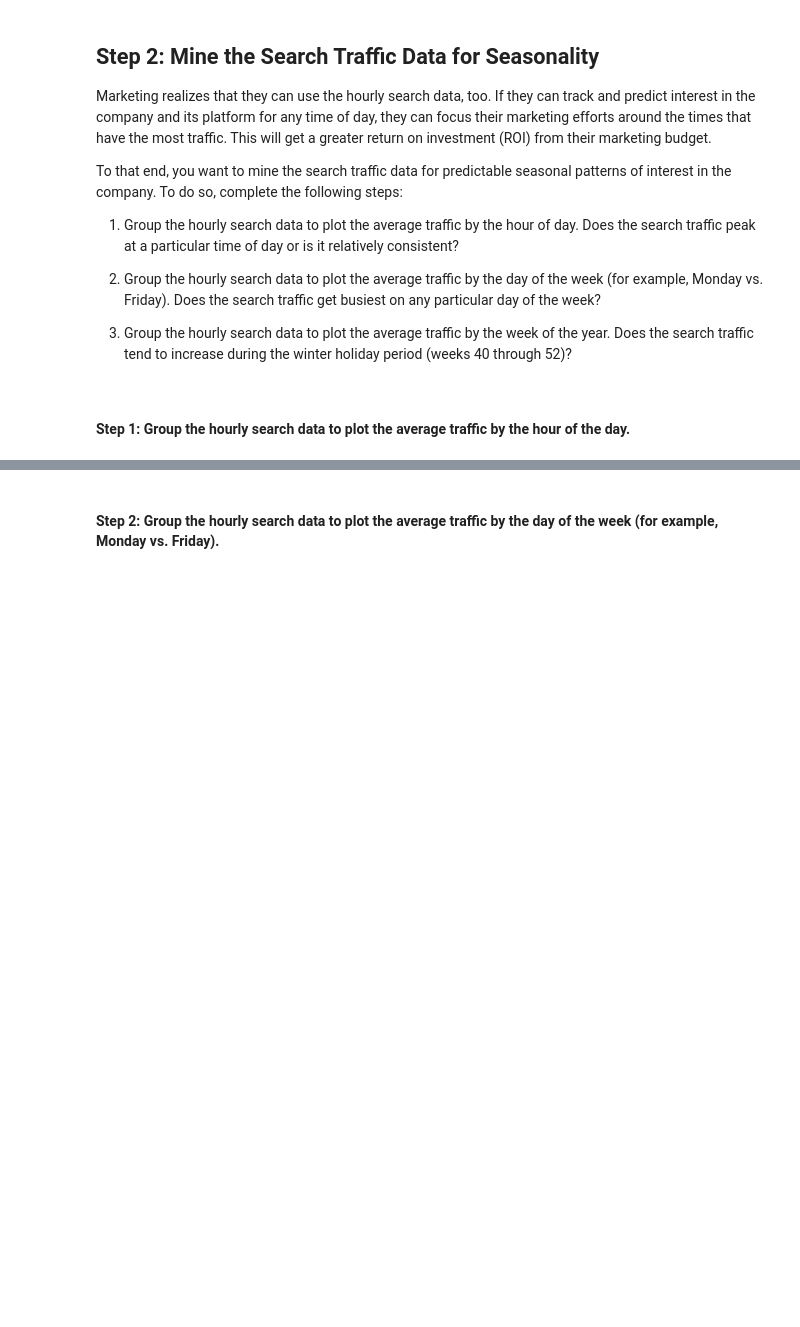
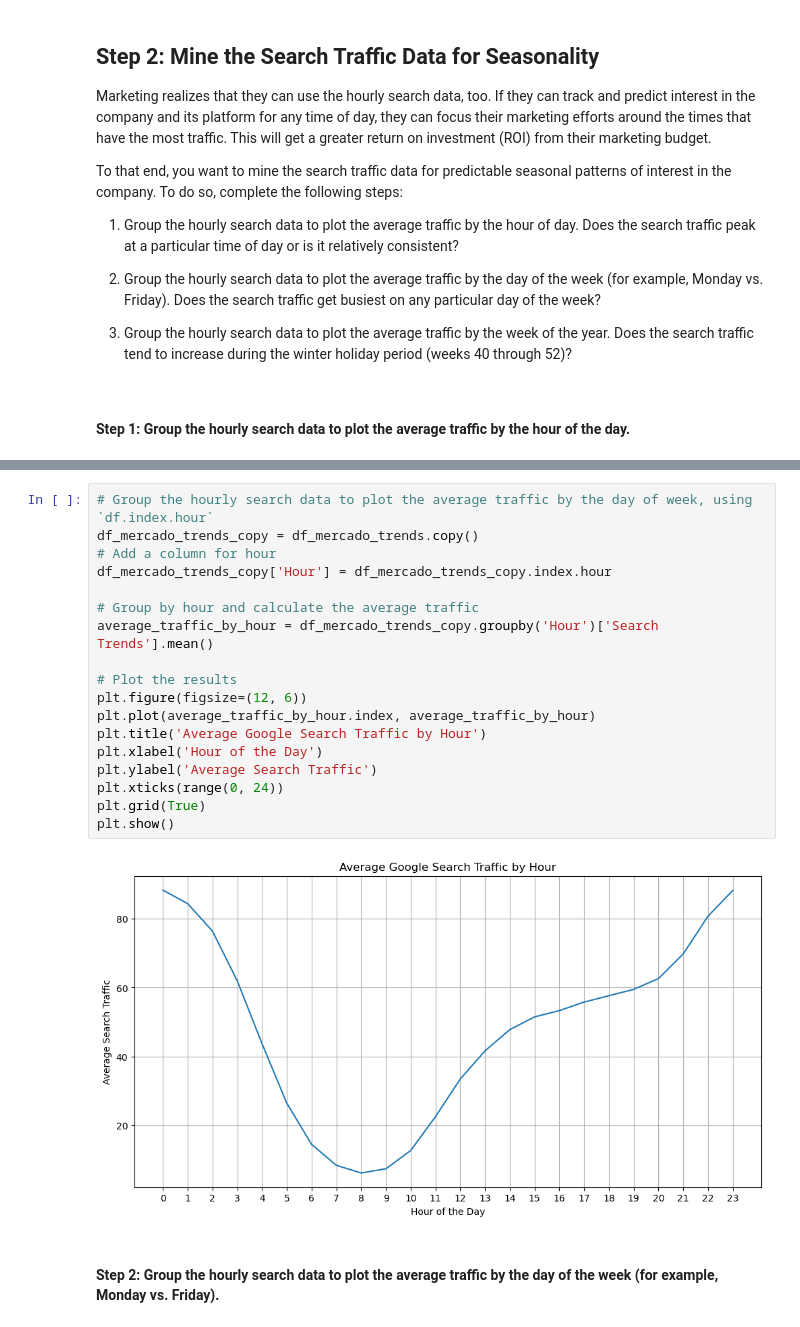
Before and after one commit to tsjohns9/prophet-challenge, a Jupyter notebook: forecasting_net_prophet.ipynb, the cells around one changed output, grey strips where cells are left out. Saved outputs shown, nothing was run; the diff lists cells and outputs as text; blank space fills up the shorter version.

```diff
--- a/forecasting_net_prophet.ipynb
+++ b/forecasting_net_prophet.ipynb
@@ -170,2 +165,22 @@ To that end, you want to mine the search traffic data for predictable seasonal p
+# %%
+# Group the hourly search data to plot the average traffic by the day of week, using `df.index.hour`
+df_mercado_trends_copy = df_mercado_trends.copy()
+# Add a column for hour
+df_mercado_trends_copy['Hour'] = df_mercado_trends_copy.index.hour
+
+# Group by hour and calculate the average traffic
+average_traffic_by_hour = df_mercado_trends_copy.groupby('Hour')['Search Trends'].mean()
+
+# Plot the results
+plt.figure(figsize=(12, 6))
+plt.plot(average_traffic_by_hour.index, average_traffic_by_hour)
+plt.title('Average Google Search Traffic by Hour')
+plt.xlabel('Hour of the Day')
+plt.ylabel('Average Search Traffic')
+plt.xticks(range(0, 24))
+plt.grid(True)
+plt.show()
+# %% [output]
+[figure, added]
 # %% [markdown]
 #### Step 2: Group the hourly search data to plot the average traffic by the day of the week (for example, Monday vs. Friday).
```
Also changed, not shown: parts of 7 cells of this notebook.
